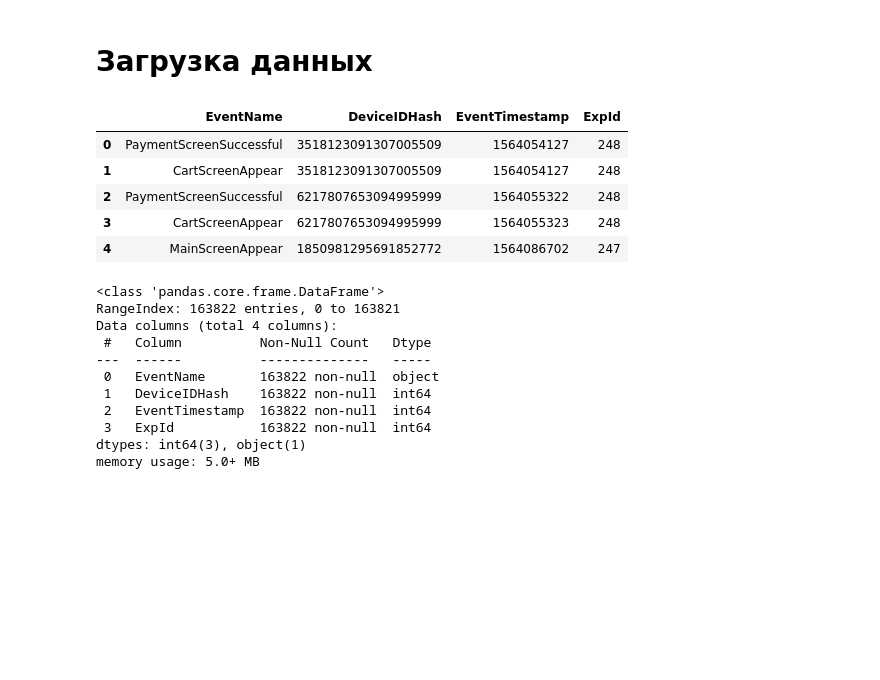
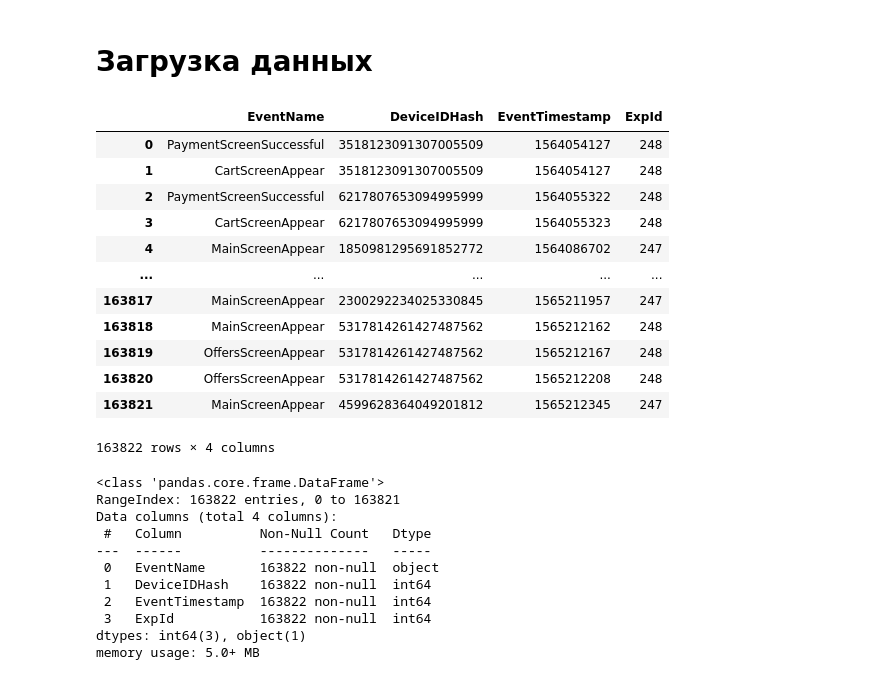
Before and after one commit to qwerty8909/tgu_data_analyst, a Jupyter notebook: ab_test_empty.ipynb, the cells around one changed output. Saved outputs shown, nothing was run; the diff lists cells and outputs as text; code cells hidden in the pictures; blank space fills up the shorter version.

```diff
--- a/ab_test_empty.ipynb
+++ b/ab_test_empty.ipynb
@@ -56,14 +56,21 @@ import matplotlib.pyplot as plt
 # %%
 df = pd.read_csv('ab_test.csv',
                  delimiter = '\t')
-df.head()
+df
 # %% [output]
 |  | EventName | DeviceIDHash | EventTimestamp | ExpId |
 | 0 | PaymentScreenSuccessful | 3518123091307005509 | 1564054127 | 248 |
 | 1 | CartScreenAppear | 3518123091307005509 | 1564054127 | 248 |
 | 2 | PaymentScreenSuccessful | 6217807653094995999 | 1564055322 | 248 |
 | 3 | CartScreenAppear | 6217807653094995999 | 1564055323 | 248 |
 | 4 | MainScreenAppear | 1850981295691852772 | 1564086702 | 247 |
+| ... | ... | ... | ... | ... |
+| 163817 | MainScreenAppear | 2300292234025330845 | 1565211957 | 247 |
+| 163818 | MainScreenAppear | 5317814261427487562 | 1565212162 | 248 |
+| 163819 | OffersScreenAppear | 5317814261427487562 | 1565212167 | 248 |
+| 163820 | OffersScreenAppear | 5317814261427487562 | 1565212208 | 248 |
+| 163821 | MainScreenAppear | 4599628364049201812 | 1565212345 | 247 |
+163822 rows × 4 columns
 # %%
 df.info()
 # %% [output]
```
Also changed, not shown: parts of 39 cells of this notebook, 4 other files.
